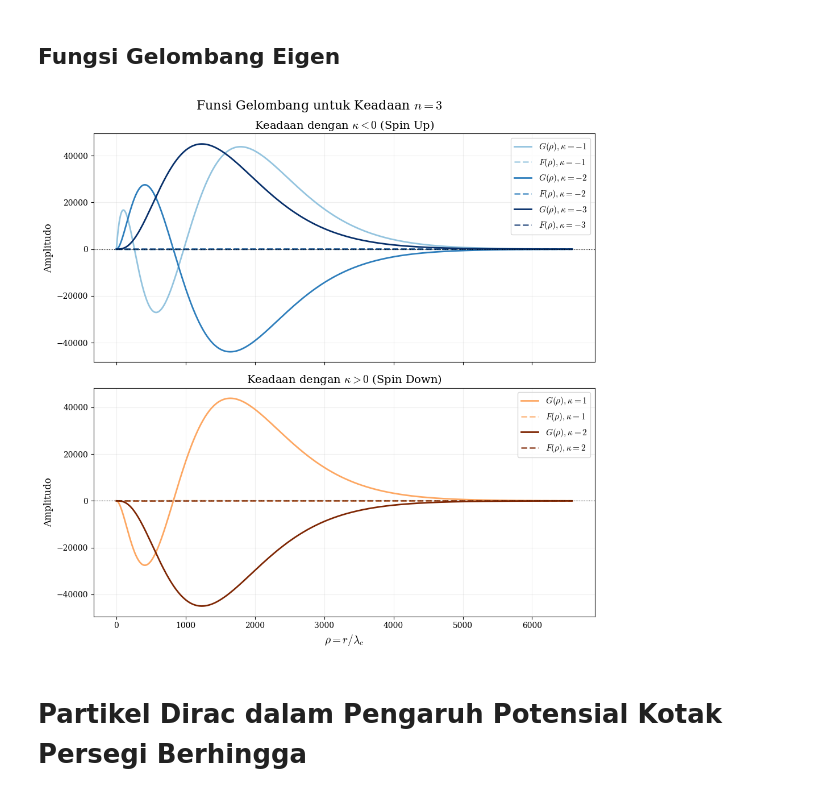
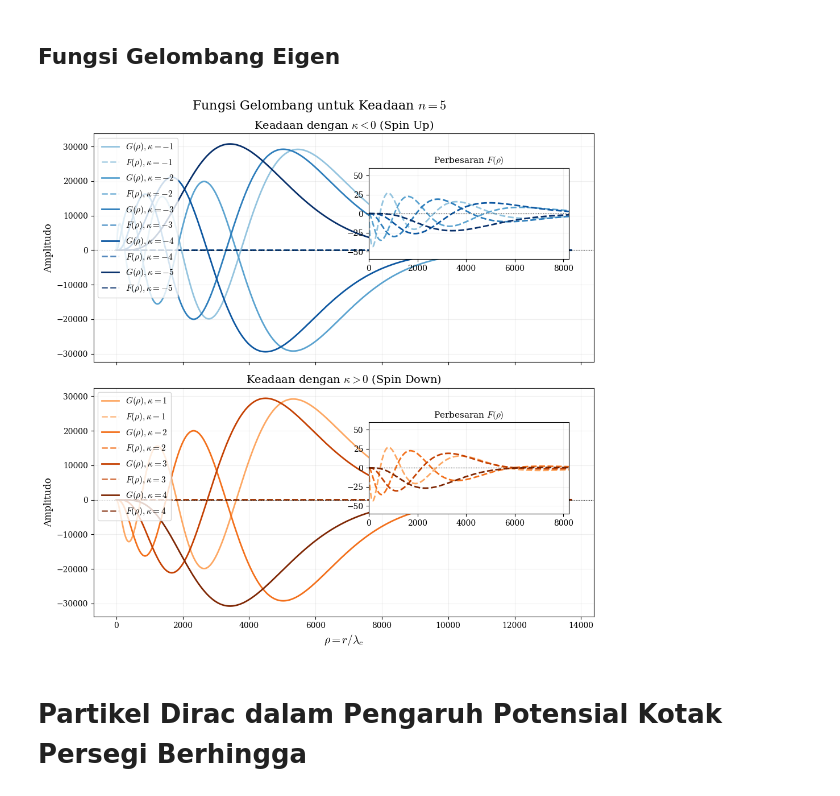
Before and after one commit to oszavla/Dirac-Schwarz, a Jupyter notebook: Persamaan_Dirac_dalam_Ruangwaktu_Datar.ipynb, the cells around one changed output. Cells and saved outputs as stored; diff of their text form; code cells hidden in the pictures.

```diff
--- a/Persamaan_Dirac_dalam_Ruangwaktu_Datar.ipynb
+++ b/Persamaan_Dirac_dalam_Ruangwaktu_Datar.ipynb
@@ -33,7 +33,7 @@ for k in kappas:
     epsilon_data[k] = []
     for n_r in N_r_values:
     # --- PHYSICAL SELECTION RULES ---
-      if n_r > abs(k):
+      if n_r >= abs(k):
           # Rule 1: Cannot have negative radial nodes (n >= |k|)
           epsilon = np.nan
       elif n_r == 0 and k > 0:
@@ -225,7 +345,7 @@ plt.rcParams['font.family'] = 'DejaVu Serif'
 plt.rcParams['mathtext.fontset'] = 'cm'
 
 # Set to 3 to clearly see multiple positive and negative kappa states
-n_val = 3
+n_val = 5
 kappas = [-10, -5, -4, -3, -2, -1, 1, 2, 3, 4, 5, 10]
 
 alpha = 1 / 137.035999 # fine structure
@@ -484,7 +604,7 @@ for k in kappas:
     epsilon_data[k] = []
     for n_r in N_r_values:
     # --- PHYSICAL SELECTION RULES ---
-      if n_r > abs(k):
+      if n_r >= abs(k):
           # Rule 1: Cannot have negative radial nodes (n >= |k|)
           epsilon = np.nan
       elif n_r == 0 and k > 0:
@@ -560,7 +680,7 @@ for k in kappas:
     epsilon_data[k] = []
     for n_r in N_r_values:
     # --- PHYSICAL SELECTION RULES ---
-      if n_r > abs(k):
+      if n_r >= abs(k):
           # Rule 1: Cannot have negative radial nodes (n >= |k|)
           epsilon = np.nan
       elif n_r == 0 and k > 0:
@@ -622,7 +872,7 @@ plt.rcParams['font.family'] = 'DejaVu Serif'
 plt.rcParams['mathtext.fontset'] = 'cm'
 
 # Set to 3 to clearly see multiple positive and negative kappa states
-n_val = 3
+n_val = 5 #n = 1, 2, 3,... (pricipal quantum number)
 kappas = [-10, -5, -4, -3, -2, -1, 1, 2, 3, 4, 5, 10]
 
 alpha = 1 / 137.035999 # fine structure
@@ -716,54 +966,90 @@ rho = np.linspace(1e-5, rho_max, 5000)
 # Separate into negative and positive kappa lists
 kappas_neg = sorted([k for k in valid_kappas if k < 0], reverse=True)
 kappas_pos = sorted([k for k in valid_kappas if k > 0])
-
 # ==========================================
-# 2-Panel Plotting
+# 2-Panel Plotting (With Insets for F(rho))
 # ==========================================
 
 fig, (ax1, ax2) = plt.subplots(2, 1, figsize=(10, 10), sharex=True)
-fig.suptitle(rf'Funsi Gelombang untuk Keadaan $n = {n_val}$', fontsize=16)
+fig.suptitle(rf'Fungsi Gelombang untuk Keadaan $n = {n_val}$', fontsize=16)
 
 # Colors
 colors_neg = cm.Blues(np.linspace(0.4, 1, len(kappas_neg))) if kappas_neg else []
 colors_pos = cm.Oranges(np.linspace(0.4, 1, len(kappas_pos))) if kappas_pos else []
 
+# ------------------------------------------
 # Top Plot: Negative Kappa
+# ------------------------------------------
+# Create inset for ax1 [x0, y0, width, height] in relative axes coordinates
+axins1 = ax1.inset_axes([0.55, 0.45, 0.4, 0.4])
+
 for i, kappa in enumerate(kappas_neg):
     psi_g = G(n_val, kappa, rho)
     psi_f = F(n_val, kappa, rho)
+
+    # Main plot
     ax1.plot(rho, psi_g, color=colors_neg[i], linewidth=2.0, linestyle='-', label=rf'$G(\rho), \kappa={kappa}$')
     ax1.plot(rho, psi_f, color=colors_neg[i], linewidth=2.0, linestyle='--', alpha=0.7, label=rf'$F(\rho), \kappa={kappa}$')
+
+    # Inset plot (only plotting F to keep it clean)
+    axins1.plot(rho, psi_f, color=colors_neg[i], linewidth=2.0, linestyle='--')
 
 ax1.set_title(r'Keadaan dengan $\kappa < 0$ (Spin Up)', fontsize=14)
 ax1.set_ylabel(r'Amplitudo', fontsize=12)
 ax1.axhline(0, color='black', linewidth=0.8, linestyle=':')
 ax1.grid(alpha=0.2)
 if kappas_neg:
-    ax1.legend(loc='upper right', fontsize=11, frameon=True)
+    # Moved legend to top left to avoid covering the inset
+    ax1.legend(loc='upper left', fontsize=11, frameon=True)
 
+# Format the inset
+axins1.set_title(r'Perbesaran $F(\rho)$', fontsize=11)
+axins1.set_xlim(0, max(rho) * 0.6) # Focus on the active wave region
+axins1.set_ylim(-60, 60)         # Constrain y-axis to F(rho) scale
+axins1.axhline(0, color='black', linewidth=0.8, linestyle=':')
+axins1.grid(alpha=0.2)
+
+
+# ------------------------------------------
 # Bottom Plot: Positive Kappa
+# ------------------------------------------
 if not kappas_pos:
     ax2.text(0.5, 0.5, rf'No valid positive $\kappa$ states exist for $n = {n_val}$',
              ha='center', va='center', transform=ax2.transAxes, fontsize=12, style='italic')
 else:
+    # Create inset for ax2
+    axins2 = ax2.inset_axes([0.55, 0.45, 0.4, 0.4])
+
     for i, kappa in enumerate(kappas_pos):
         psi_g = G(n_val, kappa, rho)
         psi_f = F(n_val, kappa, rho)
+
+        # Main plot
         ax2.plot(rho, psi_g, color=colors_pos[i], linewidth=2.0, linestyle='-', label=rf'$G(\rho), \kappa={kappa}$')
         ax2.plot(rho, psi_f, color=colors_pos[i], linewidth=2.0, linestyle='--', alpha=0.7, label=rf'$F(\rho), \kappa={kappa}$')
-    ax2.legend(loc='upper right', fontsize=11, frameon=True)
+
+        # Inset plot
+        axins2.plot(rho, psi_f, color=colors_pos[i], linewidth=2.0, linestyle='--')
+
+    ax2.legend(loc='upper left', fontsize=11, frameon=True)
+
+    # Format the inset
+    axins2.set_title(r'Perbesaran $F(\rho)$', fontsize=11)
+    axins2.set_xlim(0, max(rho) * 0.6)
+    axins2.set_ylim(-60, 60)
+    axins2.axhline(0, color='black', linewidth=0.8, linestyle=':')
+    axins2.grid(alpha=0.2)
 
 ax2.set_title(r'Keadaan dengan $\kappa > 0$ (Spin Down)', fontsize=14)
 ax2.set_xlabel(r'$\rho = r/\lambda_c$', fontsize=14)
 ax2.set_ylabel(r'Amplitudo', fontsize=12)
 ax2.axhline(0, color='black', linewidth=0.8, linestyle=':')
 ax2.grid(alpha=0.2)
 
 plt.tight_layout()
 plt.show()
 # %% [output]
-[figure, old version]
+[figure, new version]
 # %% [markdown]
 # Partikel Dirac dalam Pengaruh Potensial Kotak Persegi Berhingga
 # %% [markdown]
```
Also changed, not shown: parts of 10 cells of this notebook.
